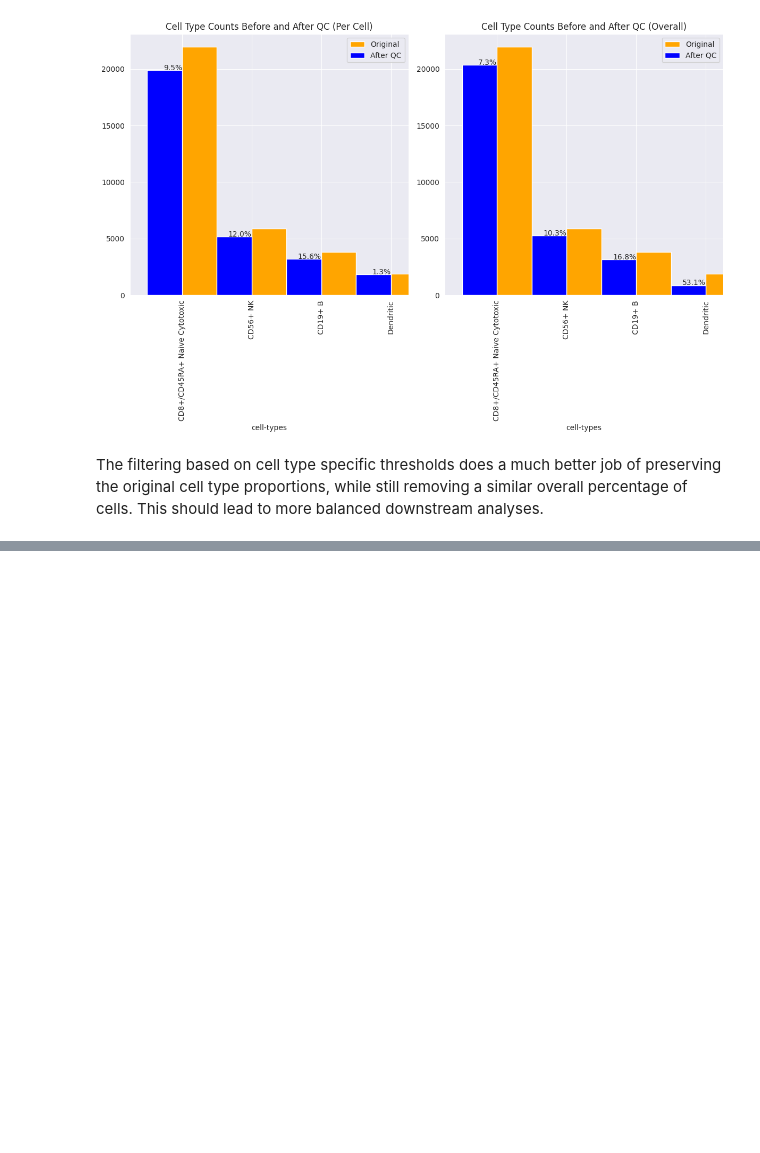
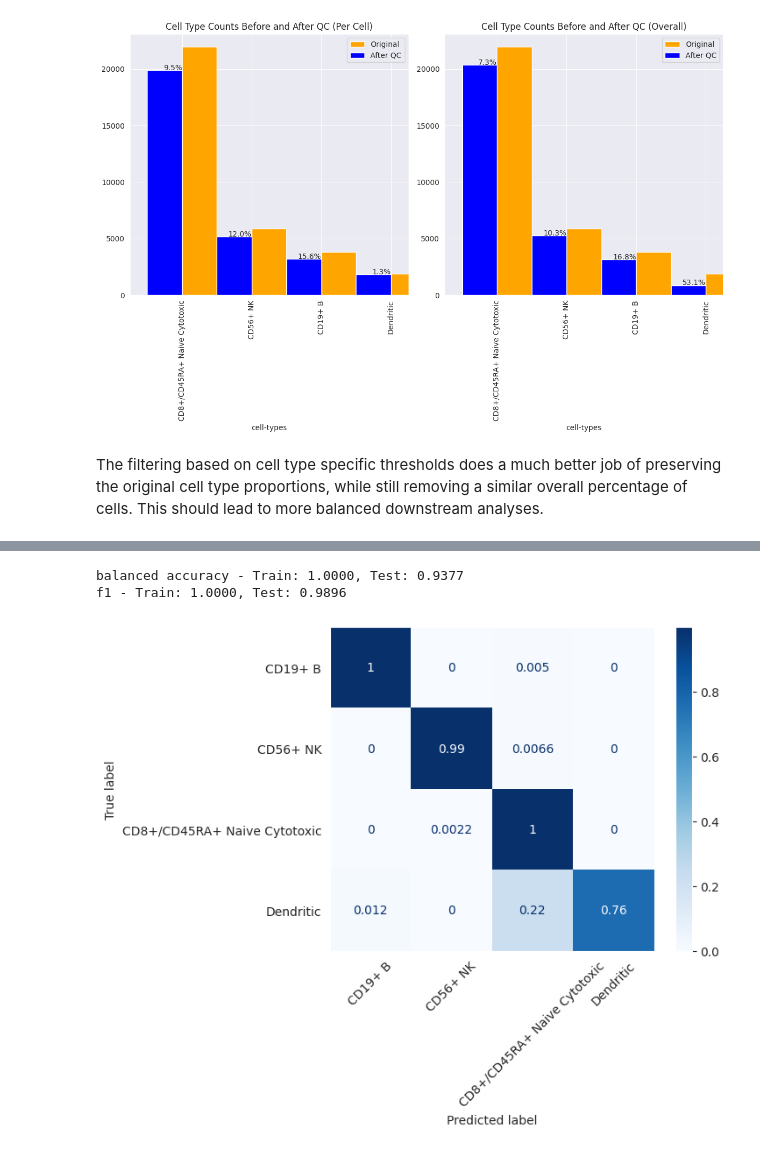
Before and after one commit to KnotATypo/BINF7000-A3-G16, a Jupyter notebook: notebook.ipynb, the cells around one changed output, grey strips where cells are left out. Saved outputs shown, nothing was run; the diff lists cells and outputs as text; code cells hidden in the pictures; blank space fills up the shorter version.

Commit message:
Training done

```diff
--- a/notebook.ipynb
+++ b/notebook.ipynb
@@ -177,0 +204,32 @@ The filtering based on cell type specific thresholds does a much better job of p
+# %%
+def evaluate_model(model, X_train, Y_train, X_test, Y_test):
+    """
+    Evaluate a classification model and print metrics and confusion matrix.
+
+    :param model:
+    :param X_train:
+    :param Y_train:
+    :param X_test:
+    :param Y_test:
+    :return:
+    """
+    model.fit(X_train, Y_train)
+
+    predictions_train = model.predict(X_train)
+    metrics_train = score(predictions_train, Y_train)
+
+    predictions_test = model.predict(X_test)
+    metrics_test = score(predictions_test, Y_test)
+
+    for metric in metrics_train.keys():
+        print(f"{metric} - Train: {metrics_train[metric]:.4f}, Test: {metrics_test[metric]:.4f}")
+
+    cm = confusion_matrix(Y_test, predictions_test, labels=model.classes_, normalize="true")
+    disp = ConfusionMatrixDisplay(confusion_matrix=cm, display_labels=model.classes_)
+    disp.plot(cmap=plt.cm.Blues)
+    plt.grid(False)
+    plt.xticks(rotation=45)
+    plt.show()
+# %%
+Y = data.obs["cell-types"].to_numpy()
+X = labeled_df
@@ -177,0 +242,13 @@ The filtering based on cell type specific thresholds does a much better job of p
+# %%
+mi = mutual_info_classif(X, Y, discrete_features=True)
+top_idx = np.argsort(mi)[-2000:]
+X_reduced = X.iloc[:, top_idx]
+# %%
+X_train, X_test, Y_train, Y_test = train_test_split(X_reduced, Y, test_size=0.2, random_state=31415)
+# %%
+random_forest = RandomForestClassifier(n_estimators=100, random_state=1)
+evaluate_model(random_forest, X_train, Y_train, X_test, Y_test)
+# %% [output]
+balanced accuracy - Train: 1.0000, Test: 0.9377
+f1 - Train: 1.0000, Test: 0.9896
+[figure, added]
```
Also changed, not shown: parts of 23 cells of this notebook, 1 other file.
